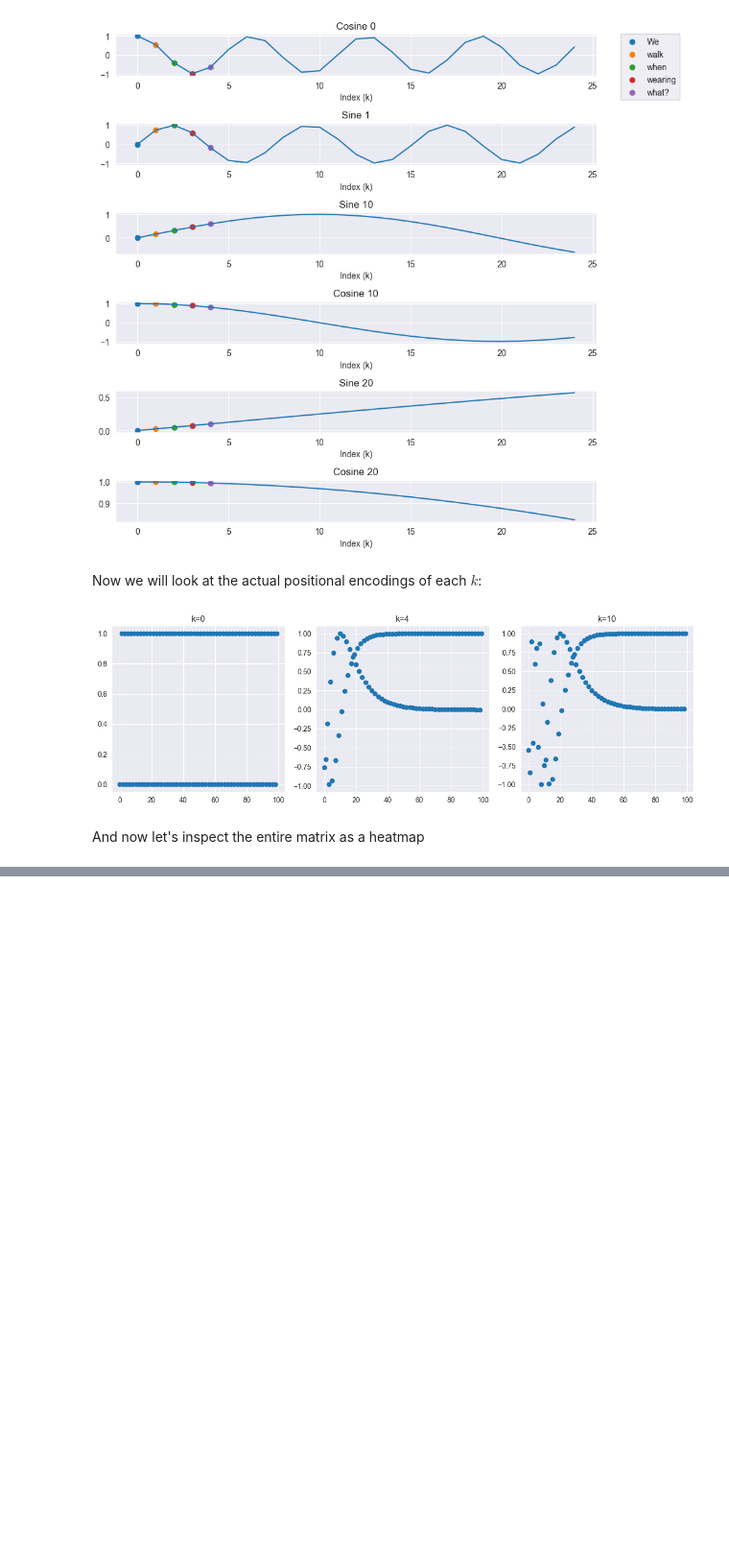
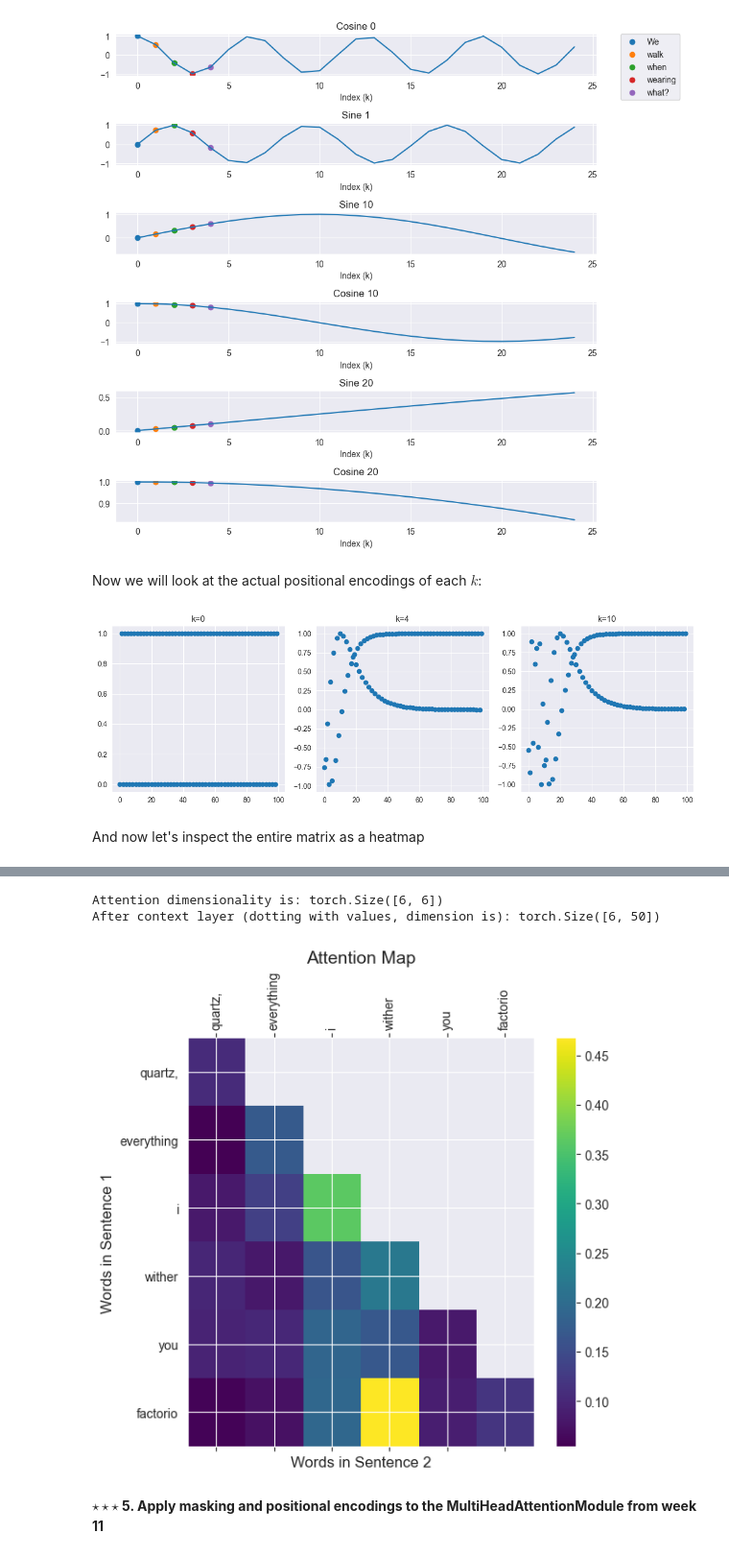
Before and after one commit to Twinbo/Signals-and-Data-Autumn-2025-student, a Jupyter notebook: week_12/ex_week_12_solution.ipynb, the cells around one changed output, grey strips where cells are left out. Shown at 96% size. Cells and saved outputs as stored; diff of their text form; code cells hidden in the pictures; blank space fills up the shorter version.

```diff
--- a/week_12/ex_week_12_solution.ipynb
+++ b/week_12/ex_week_12_solution.ipynb
@@ -312,0 +290,14 @@ After context layer (dotting with values, dimension is): torch.Size([6, 50])
+# %%
+attention, representations = attention_model.attention_from_tokens(token_indices, mask=True)
+
+# Print and visualize
+print("Attention dimensionality is:", attention.shape)
+print("After context layer (dotting with values, dimension is):", representations.shape)
+
+visualize_attention(attention.detach().numpy(), new_sentence.split(), new_sentence.split())
+# %% [output]
+Attention dimensionality is: torch.Size([6, 6])
+After context layer (dotting with values, dimension is): torch.Size([6, 50])
+[figure, added]
+# %% [markdown]
+**$\star \star \star$ 5. Apply masking and positional encodings to the MultiHeadAttentionModule from week 11**
```
Also changed, not shown: parts of 16 cells of this notebook.
